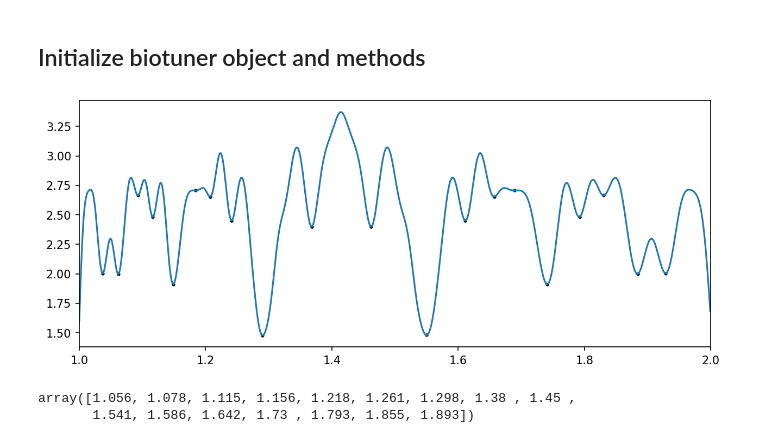
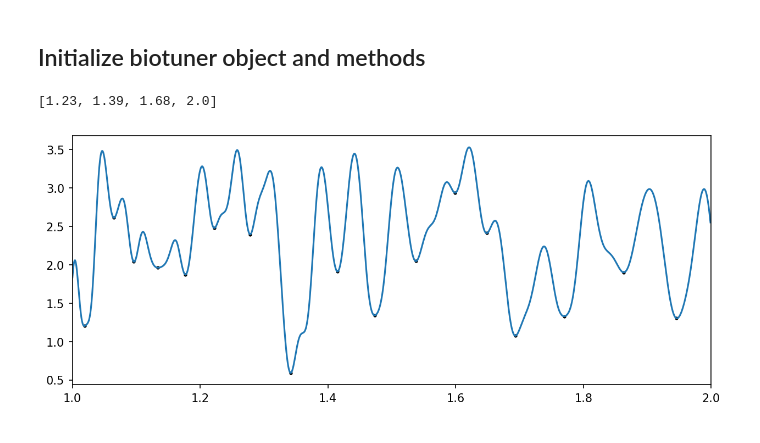
Before and after one commit to AntoineBellemare/biotuner, a Jupyter notebook: biotuner_object.ipynb, the cells around one changed output. Cells and saved outputs as stored; diff of their text form; code cells hidden in the pictures.

Commit message:
functions documentation

```diff
--- a/biotuner_object.ipynb
+++ b/biotuner_object.ipynb
@@ -83,7 +73,7 @@ class biotuner(object):
             compute_sub_ratios = self.compute_sub_ratios
         self.peaks, self.amps = compute_peaks_ts (data, peaks_function = peaks_function, FREQ_BANDS = None, precision = precision, sf = sf, max_freq = max_freq)
 
-        a, self.peaks_ratios = compute_peak_ratios(self.peaks, rebound = True, octave = 2, sub = compute_sub_ratios)
+        self.peaks_ratios = compute_peak_ratios(self.peaks, rebound = True, octave = 2, sub = compute_sub_ratios)
 
     '''Generates self.extended_peaks and self.extended_peaks_ratios attributes'''
 
@@ -95,7 +85,7 @@ class biotuner(object):
         if method == None:
             method = self.extension_method
         if method == 'harmonic_fit':
-            extended_peaks = harmonic_fit(peaks, self.n_harm, function = harm_function)
+            extended_peaks = harmonic_fit(peaks, self.n_harm, function = harm_function, div_mode = 'div_add')
             self.extended_peaks = np.sort(list(self.peaks)+list(extended_peaks))
         if method == 'consonant':
             consonance, cons_pairs, cons_peaks, cons_metric = consonance_peaks (peaks, limit = cons_limit)
@@ -104,14 +94,14 @@ class biotuner(object):
             consonance, cons_pairs, cons_peaks, cons_metric = consonance_peaks (peaks, limit = cons_limit)
             self.extended_peaks = np.sort(np.round(multi_consonance(cons_pairs, n_freqs = 10), 3))
         if method == 'consonant_harmonic_fit':
-            extended_peaks = harmonic_fit(peaks, self.n_harm, function = harm_function)
+            extended_peaks = harmonic_fit(peaks, self.n_harm, function = harm_function, div_mode = 'div_add')
             consonance, cons_pairs, cons_peaks, cons_metric = consonance_peaks (extended_peaks, limit = cons_limit)
             self.extended_peaks = np.sort(np.round(cons_peaks, 3))
         if method == 'multi_consonant_harmonic_fit':
             extended_peaks = harmonic_fit(peaks, self.n_harm, function = harm_function)
             consonance, cons_pairs, cons_peaks, cons_metric = consonance_peaks (extended_peaks, limit = cons_limit)
             self.extended_peaks = np.sort(np.round(multi_consonance(cons_pairs, n_freqs = 10), 3))
-        self.extended_peaks_ratios = compute_peak_ratios(self.extended_peaks)[1]
+        self.extended_peaks_ratios = compute_peak_ratios(self.extended_peaks)
 
     def compute_peaks_metrics (self, n_harm = None):
         if n_harm == None:
@@ -182,20 +172,18 @@ class biotuner(object):
         return
 # %%
 
-data = epochs_data[43][100] # Define data (single time series)
+data = epochs_data[44][110] # Define data (single time series)
 biotuning = biotuner(1000, peaks_function = 'EEMD', precision = 0.1, n_harm = 20) # Initialize biotuner object
 biotuning.peaks_extraction(data)
 biotuning.compute_peaks_metrics()
 biotuning.compute_diss_curve(plot = False)
-biotuning.peaks_extension(method = 'consonant_harmonic_fit', harm_function = 'mult', cons_limit = 0.01)
+biotuning.peaks_extension(method = 'harmonic_fit', harm_function = 'mult', cons_limit = 0.01)
 biotuning.compute_harmonic_entropy(input_type = 'extended_peaks', plot_entropy = True)
 # %% [output]
+[1.23, 1.39, 1.68, 2.0]
-[figure, old version]
+[figure, new version]
 # %%
 biotuning.HE_scale
-# %% [output]
-array([1.056, 1.078, 1.115, 1.156, 1.218, 1.261, 1.298, 1.38 , 1.45 ,
-       1.541, 1.586, 1.642, 1.73 , 1.793, 1.855, 1.893])
 # %%
 biotuning = biotuner(1000, peaks_function = 'adapt', precision = 0.1, n_harm = 30)
 biotuning = biotuning.fit_all(data)
```
Also changed, not shown: parts of 3 cells of this notebook, 2 other files.
